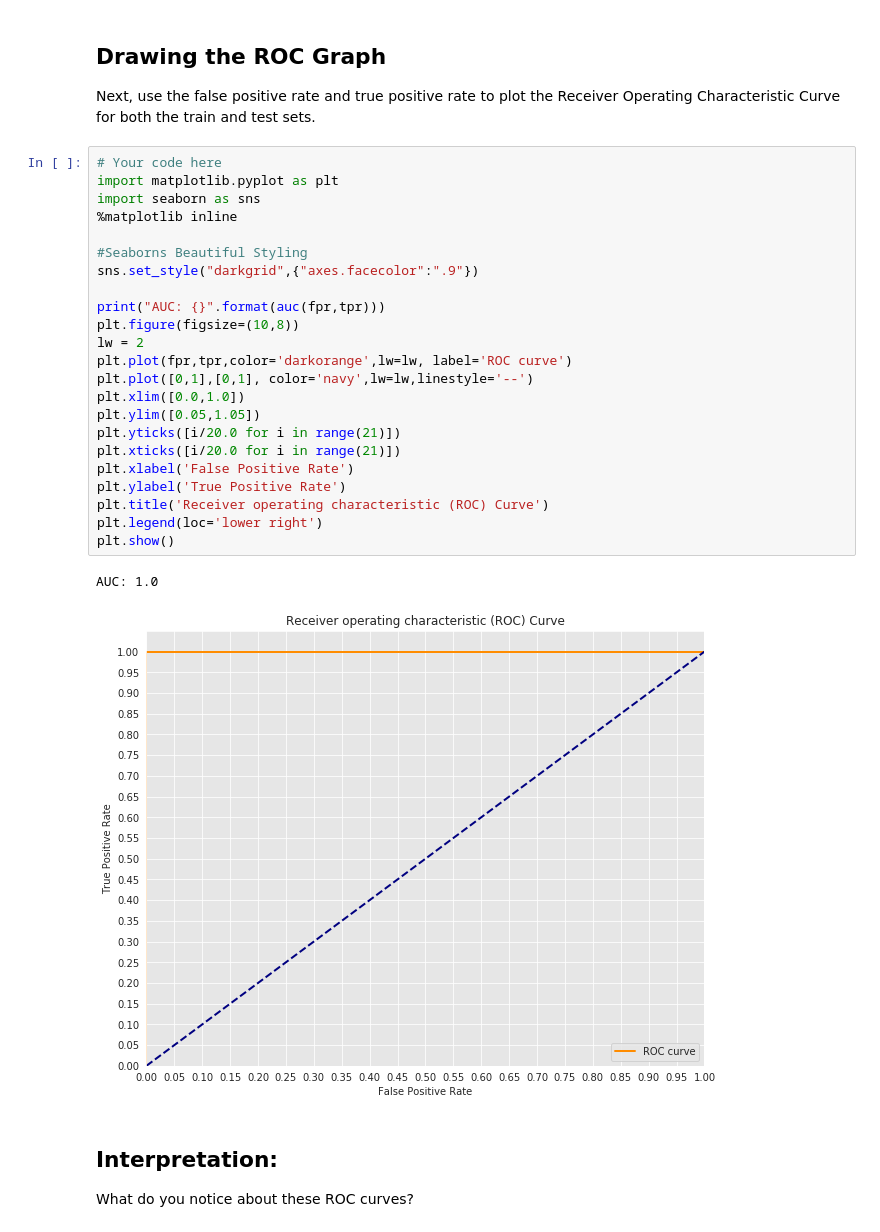
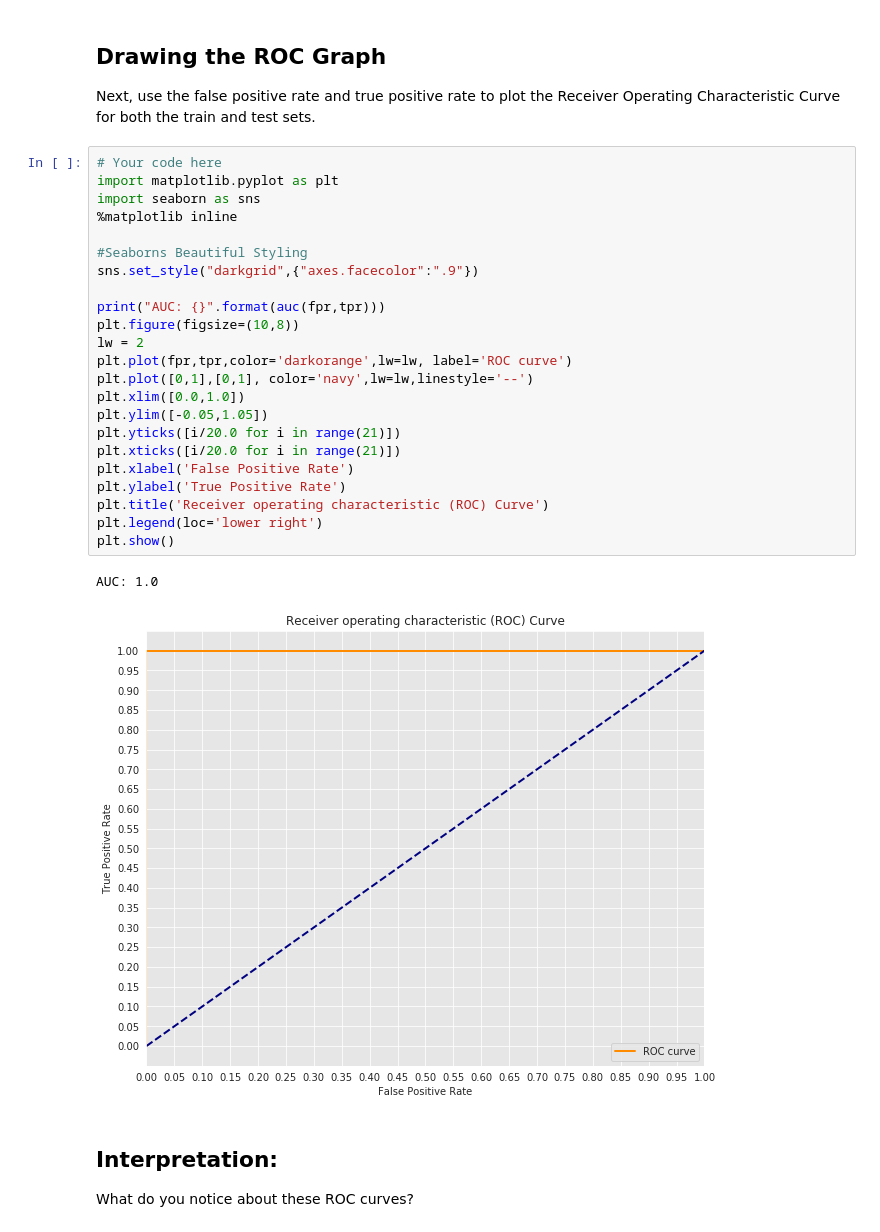
Before and after one commit to Chris-Manna/dsc-3-29-09-roc-curves-and-auc-lab-nyc-career-ds-102218, a Jupyter notebook: index.ipynb, the cells around one changed output. Cells and saved outputs as stored; diff of their text form.

```diff
--- a/index.ipynb
+++ b/index.ipynb
@@ -73,29 +73,29 @@ Next, use the false positive rate and true positive rate to plot the Receiver Op
 # %%
 # Your code here
 import matplotlib.pyplot as plt
 import seaborn as sns
 %matplotlib inline
 
 #Seaborns Beautiful Styling
 sns.set_style("darkgrid",{"axes.facecolor":".9"})
 
 print("AUC: {}".format(auc(fpr,tpr)))
 plt.figure(figsize=(10,8))
 lw = 2
 plt.plot(fpr,tpr,color='darkorange',lw=lw, label='ROC curve')
 plt.plot([0,1],[0,1], color='navy',lw=lw,linestyle='--')
 plt.xlim([0.0,1.0])
-plt.ylim([0.05,1.05])
+plt.ylim([-0.05,1.05])
 plt.yticks([i/20.0 for i in range(21)])
 plt.xticks([i/20.0 for i in range(21)])
 plt.xlabel('False Positive Rate')
 plt.ylabel('True Positive Rate')
 plt.title('Receiver operating characteristic (ROC) Curve')
 plt.legend(loc='lower right')
 plt.show()
 # %% [output]
 AUC: 1.0
-[figure, old version]
+[figure, new version]
 # %% [markdown]
 ## Interpretation:
 
```
